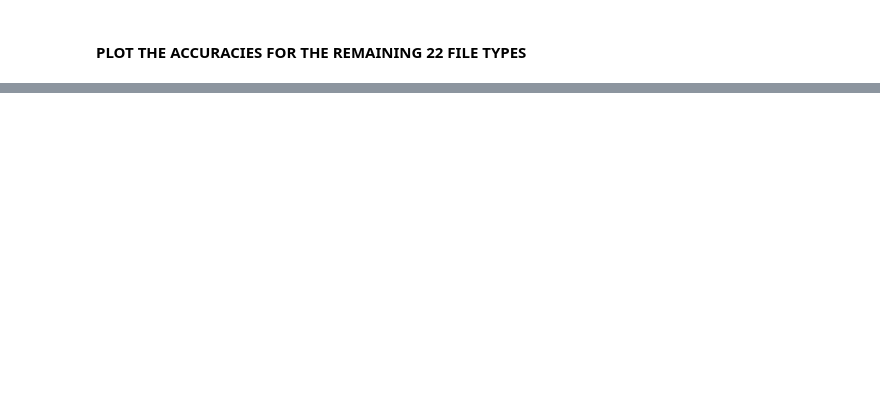
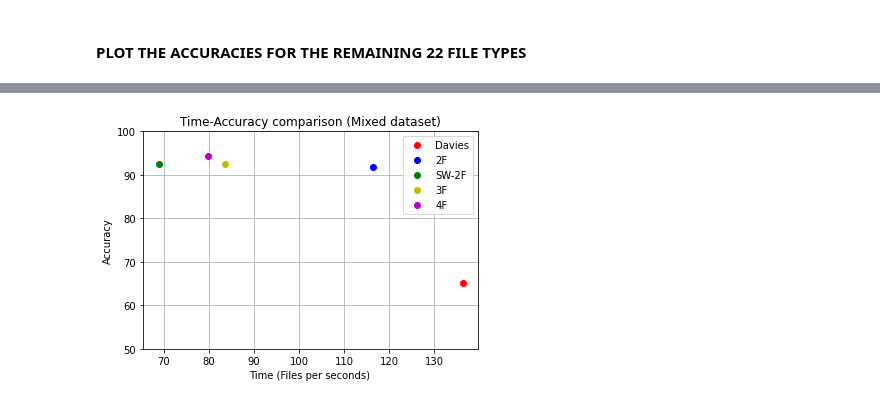
Before and after one commit to gomitolof/DAA-for-Ransomware-detection, a Jupyter notebook: models_mix/best_models.ipynb, the cells around one changed output, grey strips where cells are left out. Cells and saved outputs as stored; diff of their text form; code cells hidden in the pictures; blank space fills up the shorter version.

```diff
--- a/models_mix/best_models.ipynb
+++ b/models_mix/best_models.ipynb
@@ -1013,0 +1028,19 @@ plt.show()
+# %%
+time = [41/5590,48/5590,81/5571,67/5590,70/5590]
+time1= [5590/41,5590/48,5571/81,5590/67,5590/70]
+acc_mix = [65.05,91.91,92.58,92.58,94.40]
+
+plt.plot(time1[0], acc_mix[0],'ro', label="Davies")
+plt.plot(time1[1], acc_mix[1],'bo', label="2F")
+plt.plot(time1[2], acc_mix[2],'go', label="SW-2F")
+plt.plot(time1[3], acc_mix[3],'yo', label="3F")
+plt.plot(time1[4], acc_mix[4],'mo', label="4F")
+plt.legend()
+plt.grid()
+plt.ylim([50 ,100])
+plt.ylabel('Accuracy')
+plt.xlabel('Time (Files per seconds) ')
+plt.title('Time-Accuracy comparison (Mixed dataset)')
+plt.show()
+# %% [output]
+[figure, added]
```
Also changed, not shown: parts of 16 cells of this notebook, 26 other files.
